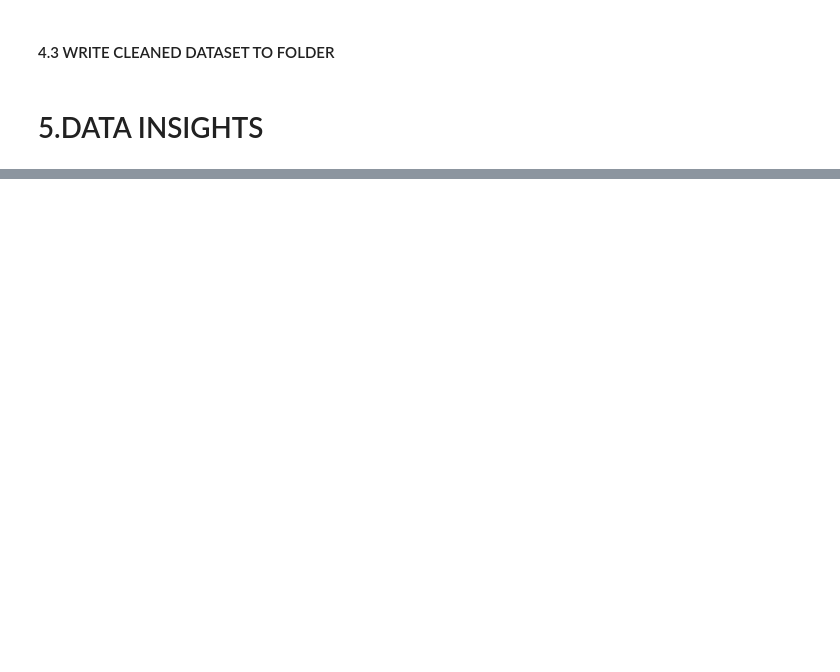
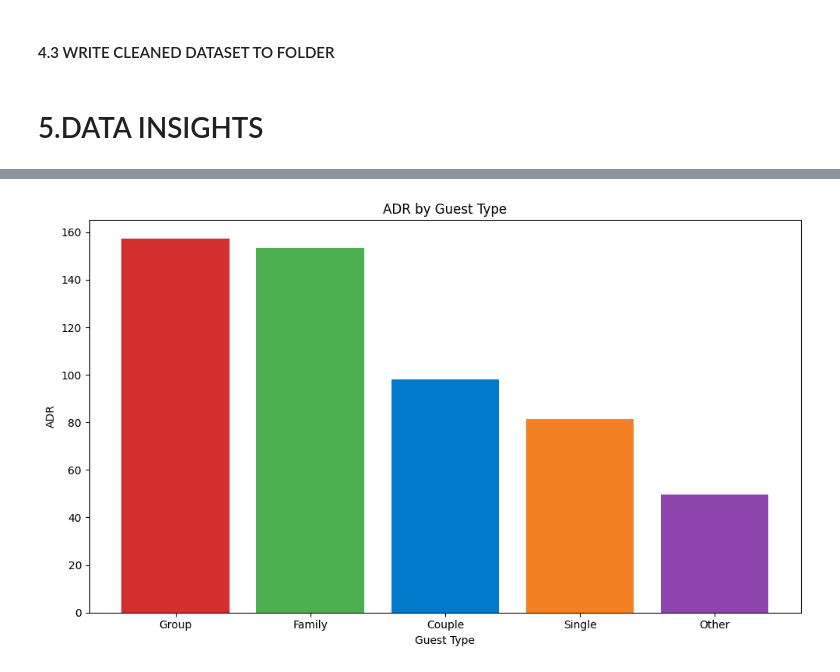
Before and after one commit to AnJoGoe/Project_1, a Jupyter notebook: DataGemini_Analytics_Project1.ipynb, the cells around one changed output, grey strips where cells are left out. Saved outputs shown, nothing was run; the diff lists cells and outputs as text; code cells hidden in the pictures; blank space fills up the shorter version.

```diff
--- a/DataGemini_Analytics_Project1.ipynb
+++ b/DataGemini_Analytics_Project1.ipynb
@@ -19,7 +19,7 @@ def map_guest_type (row):
         return "Single"
     elif row["adults"] == 2 and row["children"] == 0 and row["babies"] == 0:
         return "Couple"
-    elif row["adults"] == 2 and (row["children"] > 0 or row["babies"] > 0):
+    elif (row["adults"] == 2 or row["adults"] == 1) and (row["children"] > 0 or row["babies"] > 0):
         return "Family"
     elif row["adults"] > 2:
         return "Group"
@@ -345,3 +355,5 @@ display("n-col-original: ", df.shape[1], "n-col-drop: ", df_clean.shape[1] )
 df_clean.to_csv('./data/cleaned/hotel_bookings_cleaned.csv')
 # %% [markdown]
 # 5.DATA INSIGHTS
+# %%
+df_in = df_clean.copy()
@@ -347,0 +371,3 @@ df_clean.to_csv('./data/cleaned/hotel_bookings_cleaned.csv')
+# %%
+adr_guest_type = df_in.groupby("guest_type")["adr"].mean()
+adr_guest_type
@@ -347,0 +382,31 @@ df_clean.to_csv('./data/cleaned/hotel_bookings_cleaned.csv')
+# %%
+# Visualize ADR by guest type
+colors = {"Couple": "#007acc",
+          "Single": "#f48024",
+          "Family": "#4caf50",
+          "Group": "#d32f2f",
+          "Other": "#8e44ad"}
+
+# Sort Values descending
+adr_guest_type_sorted = adr_guest_type.sort_values(ascending=False)
+
+# Create Dataframe to be able to map the colors to the sorted values
+adr_guest_type_sorted = adr_guest_type_sorted.to_frame().reset_index()
+adr_guest_type_sorted['color'] = adr_guest_type_sorted["guest_type"].map(colors)
+
+# Create Bar Plot
+plt.figure(figsize=(10,6))
+plt.bar(adr_guest_type_sorted["guest_type"], adr_guest_type_sorted["adr"], color=adr_guest_type_sorted["color"])
+
+
+plt.title('ADR by Guest Type')
+plt.xlabel("Guest Type")
+plt.ylabel("ADR")
+
+plt.tight_layout()
+
+plt.savefig('./resources/adr_by_guest.png') # Save as PNG Image to resources
+
+plt.show() # Show Graph
+# %% [output]
+[figure, added]
```
Also changed, not shown: parts of 35 cells of this notebook, 4 other files.
